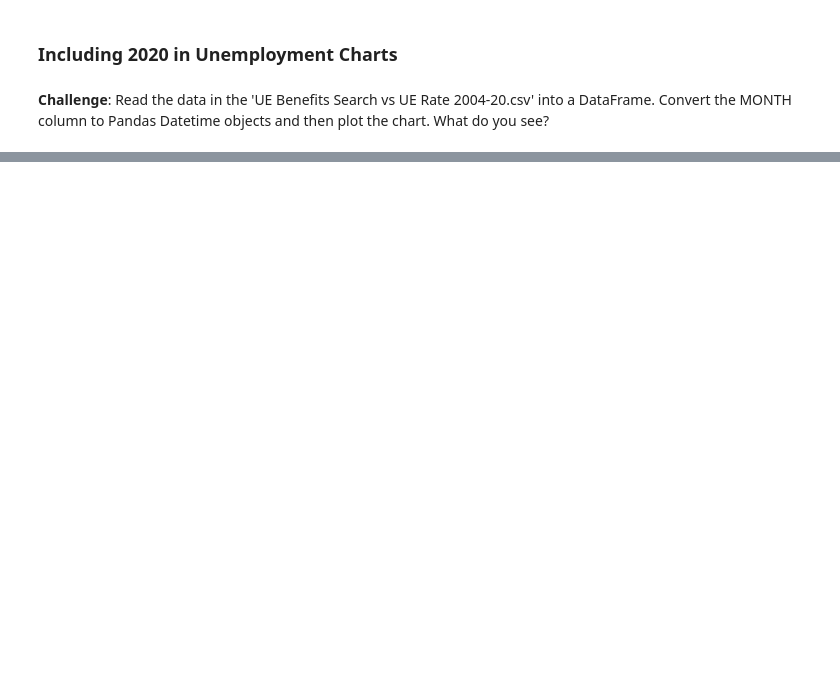
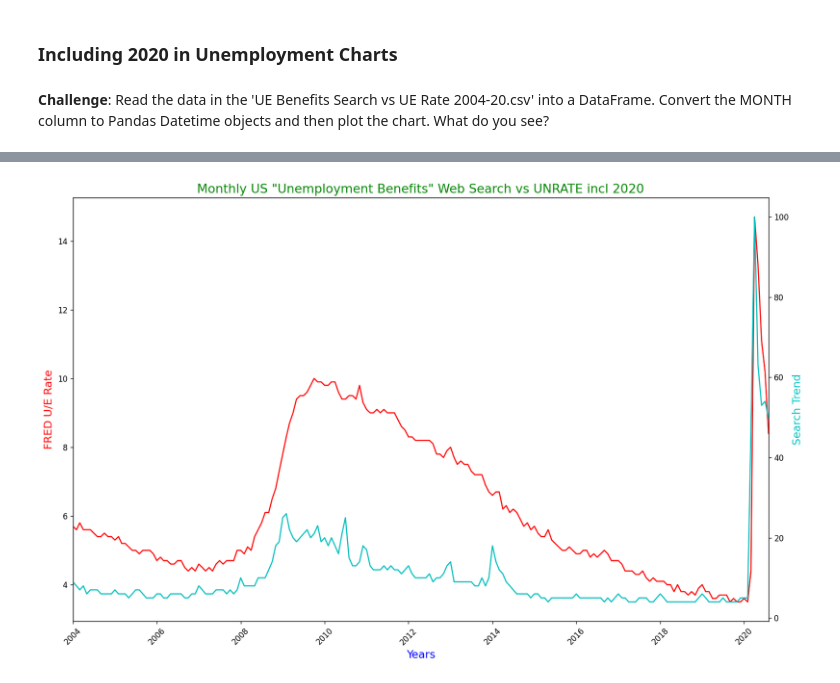
Before and after one commit to Bipul-Dubey/100DaysOfCode-Complete-Python-Course, a Jupyter notebook: Day074-Google Data trends/Google Trends and Data Visualisation.ipynb, the cells around one changed output, grey strips where cells are left out. Drawn from its saved outputs; the diff is of its cells as text; code cells hidden in the pictures; blank space fills up the shorter version.

```diff
--- a/Day074-Google Data trends/Google Trends and Data Visualisation.ipynb
+++ b/Day074-Google Data trends/Google Trends and Data Visualisation.ipynb
@@ -341,3 +365,8 @@ plt.show()
 ### Including 2020 in Unemployment Charts
 # %% [markdown]
 **Challenge**: Read the data in the 'UE Benefits Search vs UE Rate 2004-20.csv' into a DataFrame. Convert the MONTH column to Pandas Datetime objects and then plot the chart. What do you see?
+# %%
+df_UE=pd.read_csv('UE Benefits Search vs UE Rate 2004-20.csv')
+# %%
+df_UE.MONTH=pd.to_datetime(df_UE['MONTH'])
+type(df_UE.MONTH[0])
@@ -343,0 +384,21 @@ plt.show()
+# %%
+plt.figure(figsize=(16,10),dpi=120)
+plt.title('Monthly US "Unemployment Benefits" Web Search vs UNRATE incl 2020',fontsize=16,color='g')
+
+ax1=plt.gca()
+ax2=plt.twinx()
+
+ax1.set_ylabel('FRED U/E Rate',fontsize=14,color='r')
+ax2.set_ylabel('Search Trend',fontsize=14,color='c')
+ax1.set_xlabel('Years',fontsize=14,color='b')
+
+ax1.tick_params('x',rotation=45)
+
+ax1.plot(df_UE.MONTH,df_UE.UNRATE,color='r')
+ax2.plot(df_UE.MONTH,df_UE.UE_BENEFITS_WEB_SEARCH,color='c')
+
+ax1.set_xlim(df_UE.MONTH.min(),df_UE.MONTH.max())
+
+plt.show()
+# %% [output]
+[figure, added]
```
Also changed, not shown: parts of 3 cells of this notebook.
